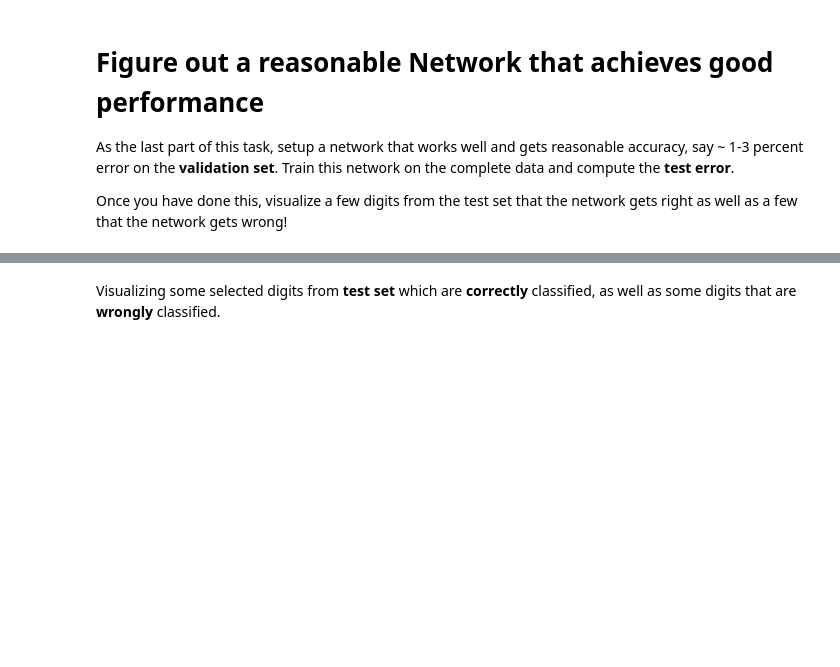
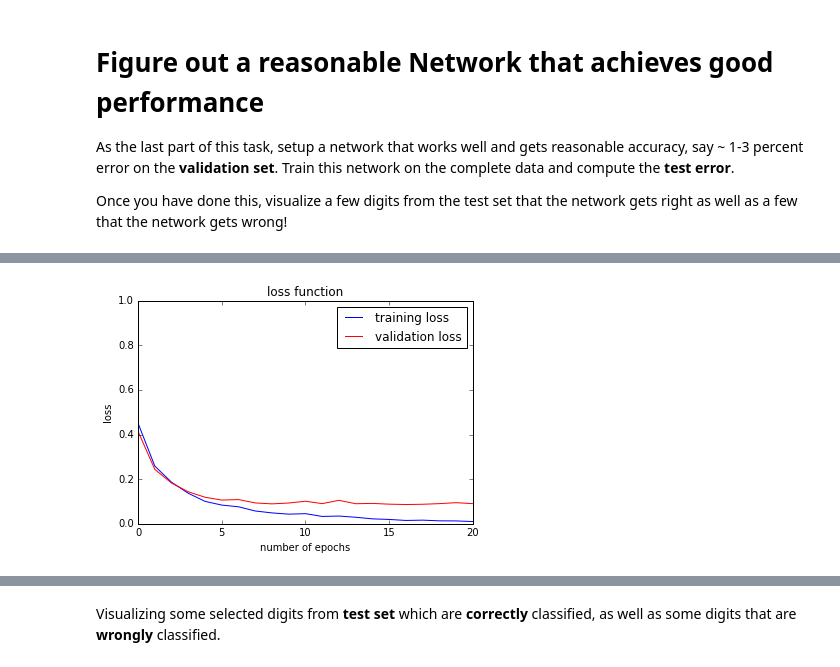
Before and after one commit to kopxiong/dl_lab_2016, a Jupyter notebook: 01_notebooks/assignment 1.ipynb, the cells around one changed output, grey strips where cells are left out. Saved outputs shown, nothing was run; the diff lists cells and outputs as text; code cells hidden in the pictures; blank space fills up the shorter version.

```diff
--- a/01_notebooks/assignment 1.ipynb
+++ b/01_notebooks/assignment 1.ipynb
@@ -818,13 +845,15 @@ plt.show()
 # %%
 # plotting the loss function
-plt.plot(np.arange(51), train_loss, color='blue', label='training loss')
-plt.plot(np.arange(51), val_loss, color='red', label='validation loss')
+plt.plot(np.arange(21), train_loss, color='blue', label='training loss')
+plt.plot(np.arange(21), val_loss, color='red', label='validation loss')
 plt.ylim([0.0, 1.0])
 plt.xlabel("number of epochs")
 plt.ylabel("loss")
 plt.legend(['training loss', 'validation loss'], loc='upper right')
 plt.title("loss function")
 plt.show()
+# %% [output]
+[figure, added]
 # %%
 # Visualize a few digits from the test set (correctly classified, wrongly classified)
 X_200 = X_test[:200]
```
Also changed, not shown: parts of 18 cells of this notebook, 9 other files.
